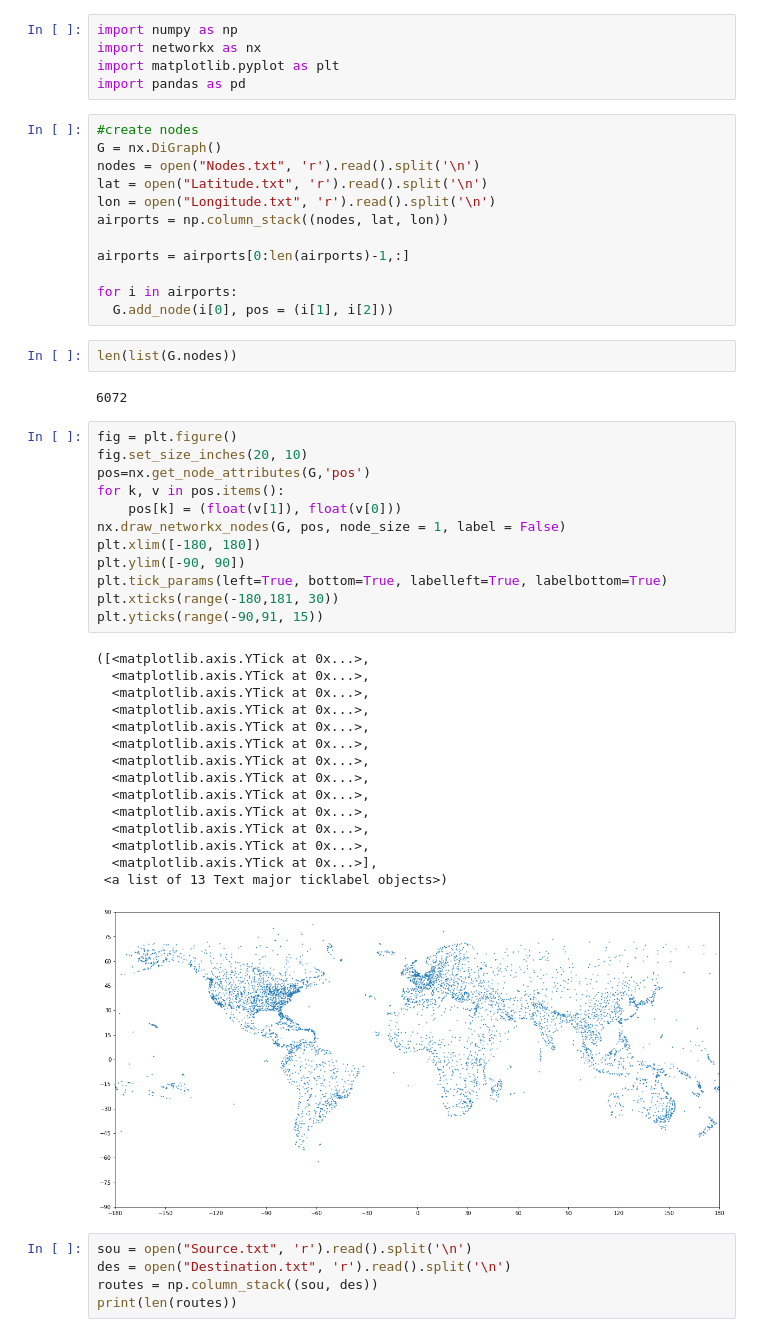
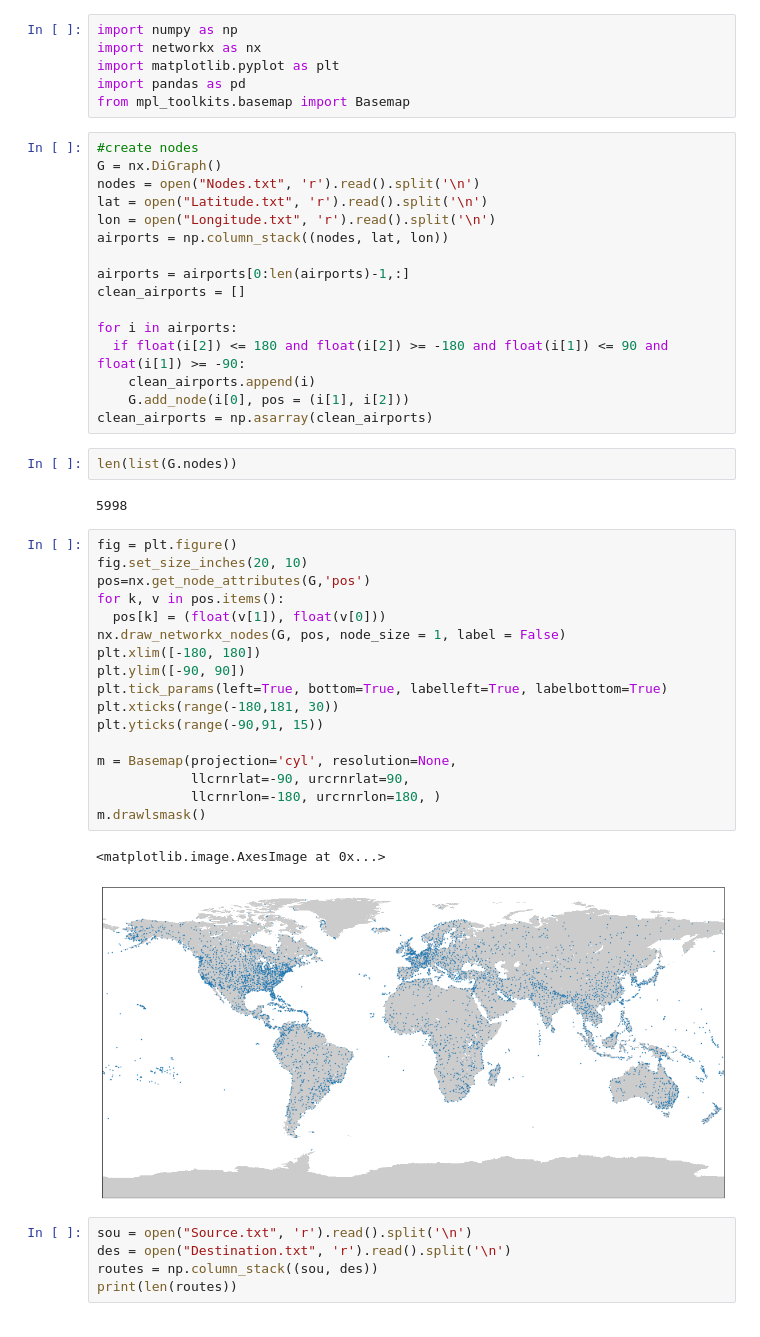
Before and after one commit to ceciliazhh/Final-project-NS, a Jupyter notebook: final_project_network_setup_Tumen.ipynb, the cells around one changed output. Saved outputs shown, nothing was run; the diff lists cells and outputs as text.

```diff
--- a/final_project_network_setup_Tumen.ipynb
+++ b/final_project_network_setup_Tumen.ipynb
@@ -3,6 +23,7 @@ import numpy as np
 import networkx as nx
 import matplotlib.pyplot as plt
 import pandas as pd
+from mpl_toolkits.basemap import Basemap
 # %%
 #create nodes
 G = nx.DiGraph()
@@ -12,41 +33,37 @@ lon = open("Longitude.txt", 'r').read().split('\n')
 airports = np.column_stack((nodes, lat, lon))
 
 airports = airports[0:len(airports)-1,:]
+clean_airports = []
 
 for i in airports:
-  G.add_node(i[0], pos = (i[1], i[2]))
+  if float(i[2]) <= 180 and float(i[2]) >= -180 and float(i[1]) <= 90 and float(i[1]) >= -90:
+    clean_airports.append(i)
+    G.add_node(i[0], pos = (i[1], i[2]))
+clean_airports = np.asarray(clean_airports)
 # %%
 len(list(G.nodes))
 # %% [output]
-6072
+5998
 # %%
 fig = plt.figure()
 fig.set_size_inches(20, 10)
 pos=nx.get_node_attributes(G,'pos')
 for k, v in pos.items():
-    pos[k] = (float(v[1]), float(v[0]))
+  pos[k] = (float(v[1]), float(v[0]))
 nx.draw_networkx_nodes(G, pos, node_size = 1, label = False)
 plt.xlim([-180, 180])
 plt.ylim([-90, 90])
 plt.tick_params(left=True, bottom=True, labelleft=True, labelbottom=True)
 plt.xticks(range(-180,181, 30))
 plt.yticks(range(-90,91, 15))
+
+m = Basemap(projection='cyl', resolution=None,
+            llcrnrlat=-90, urcrnrlat=90,
+            llcrnrlon=-180, urcrnrlon=180, )
+m.drawlsmask()
 # %% [output]
-([<matplotlib.axis.YTick at 0x...>,
-  <matplotlib.axis.YTick at 0x...>,
-  <matplotlib.axis.YTick at 0x...>,
-  <matplotlib.axis.YTick at 0x...>,
-  <matplotlib.axis.YTick at 0x...>,
-  <matplotlib.axis.YTick at 0x...>,
-  <matplotlib.axis.YTick at 0x...>,
-  <matplotlib.axis.YTick at 0x...>,
-  <matplotlib.axis.YTick at 0x...>,
-  <matplotlib.axis.YTick at 0x...>,
-  <matplotlib.axis.YTick at 0x...>,
-  <matplotlib.axis.YTick at 0x...>,
-  <matplotlib.axis.YTick at 0x...>],
- <a list of 13 Text major ticklabel objects>)
+<matplotlib.image.AxesImage at 0x...>
-[figure, old version]
+[figure, new version]
 # %%
 sou = open("Source.txt", 'r').read().split('\n')
 des = open("Destination.txt", 'r').read().split('\n')
```
Also changed, not shown: parts of 14 cells of this notebook.
